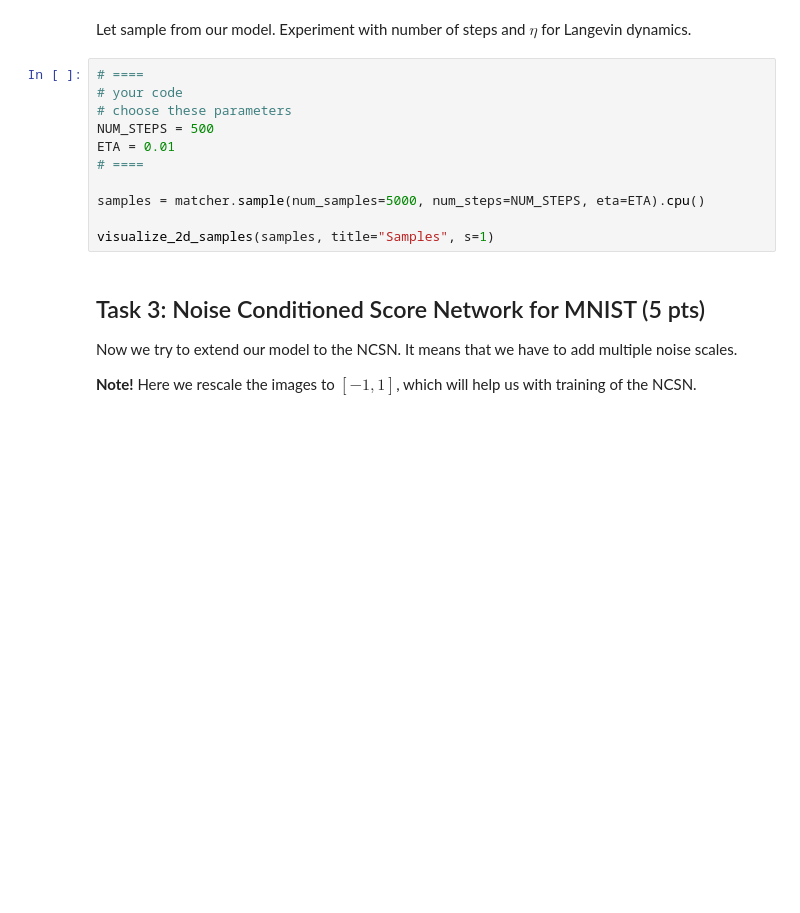
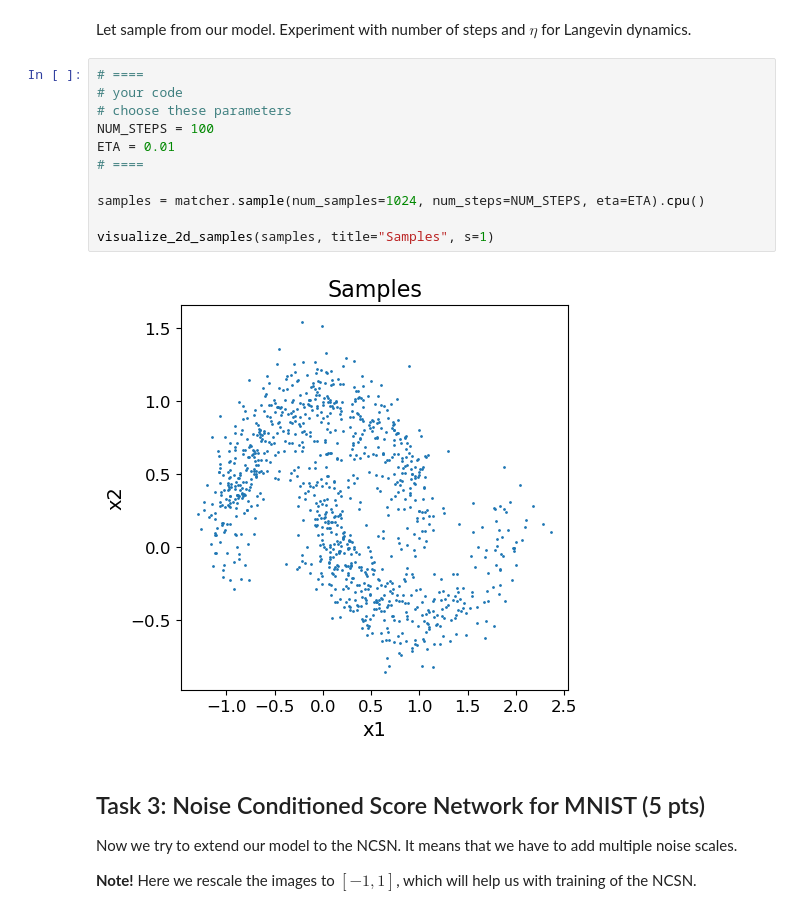
Before and after one commit to collateraris/ML_courses_GenAI_NLP, a Jupyter notebook: scientificProject/GenAI/hw4/hw4.ipynb, the cells around one changed output. Saved outputs shown, nothing was run; the diff lists cells and outputs as text; blank space fills up the shorter version.

```diff
--- a/scientificProject/GenAI/hw4/hw4.ipynb
+++ b/scientificProject/GenAI/hw4/hw4.ipynb
@@ -278,14 +278,16 @@ Let sample from our model. Experiment with number of steps and $\eta$ for Langev
 # %%
 # ====
 # your code
 # choose these parameters
-NUM_STEPS = 500
+NUM_STEPS = 100
 ETA = 0.01
 # ====
 
-samples = matcher.sample(num_samples=5000, num_steps=NUM_STEPS, eta=ETA).cpu()
+samples = matcher.sample(num_samples=1024, num_steps=NUM_STEPS, eta=ETA).cpu()
 
 visualize_2d_samples(samples, title="Samples", s=1)
+# %% [output]
+[figure, added]
 # %% [markdown]
 ## Task 3: Noise Conditioned Score Network for MNIST (5 pts)
 
```
Also changed, not shown: parts of 7 cells of this notebook.
